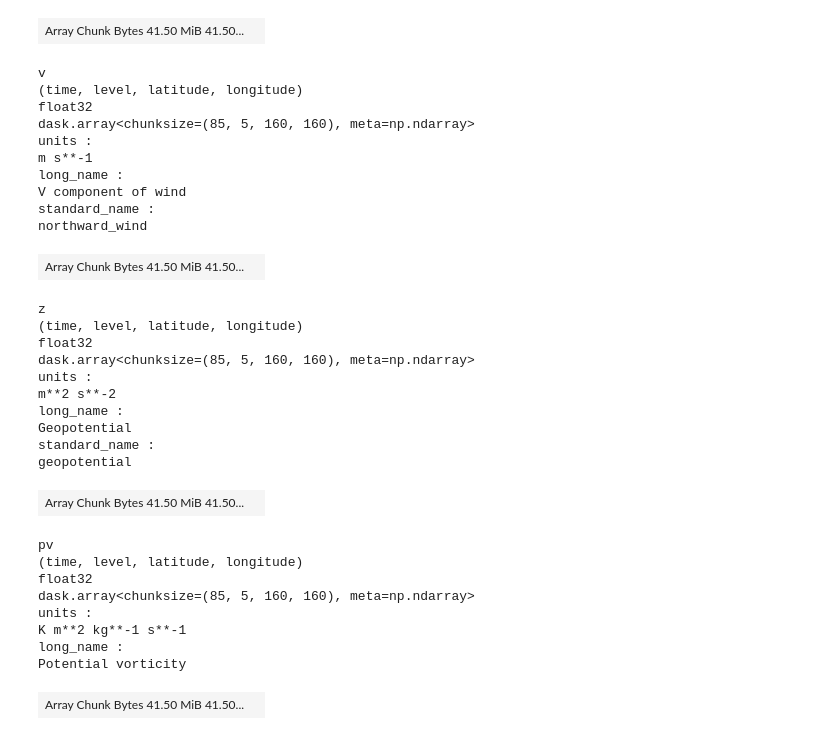
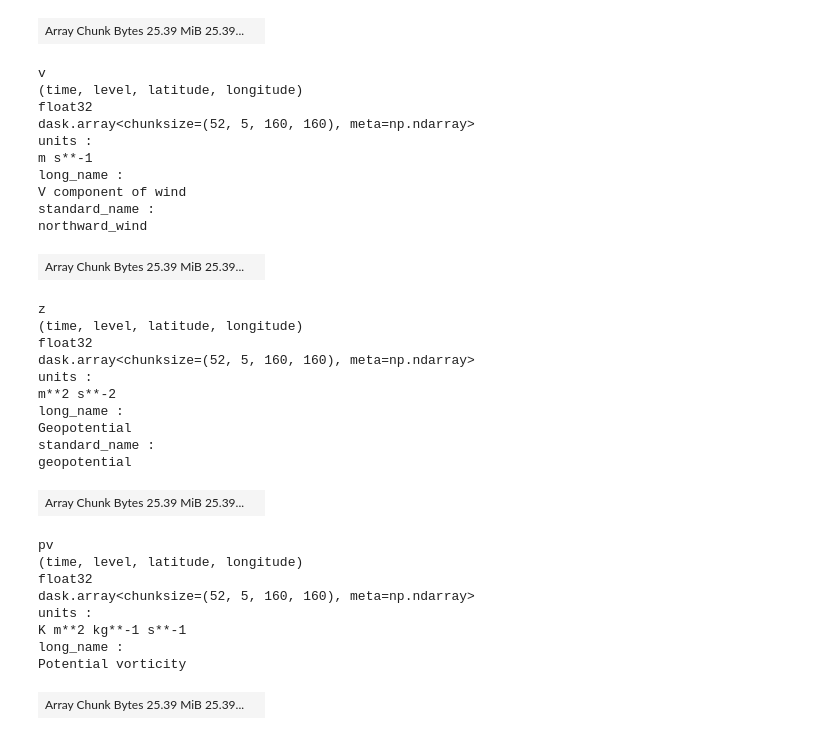
Before and after one commit to jackmiller2003/dl-cyclones, a Jupyter notebook: reanalysis/Untitled2.ipynb, the cells around one changed output. Drawn from its saved outputs; the diff is of its cells as text; code cells hidden in the pictures.

```diff
--- a/reanalysis/Untitled2.ipynb
+++ b/reanalysis/Untitled2.ipynb
@@ -1,8 +1,6 @@
 # %%
 import xarray
-import numpy as np
 
-ds = xarray.open_mfdataset("/g/data/x77/ob2720/cyclone_binaries/1995287N08163.nc")
-ds2 = xarray.open_mfdataset("/g/data/x77/ob2720/cyclone_binaries/1983353S08070.nc")
+ds = xarray.open_mfdataset("/g/data/x77/ob2720/cyclone_binaries/1979238N12324.nc")
 ds
 # %% [output]
@@ -14,47 +12,47 @@ time: 85
 latitude: 160
 longitude: 160
 Coordinates: (2)
 level
 (level)
 int32
 225 500 650 750 850
 ... (19 lines left out)
 long_name :
 U component of wind
 standard_name :
 eastward_wind
-| Array Chunk Bytes 41.50 MiB 41.50... |  |
+| Array Chunk Bytes 25.39 MiB 25.39... |  |
 v
 (time, level, latitude, longitude)
 float32
-dask.array<chunksize=(85, 5, 160, 160), meta=np.ndarray>
+dask.array<chunksize=(52, 5, 160, 160), meta=np.ndarray>
 units :
 m s**-1
 long_name :
 V component of wind
 standard_name :
 northward_wind
-| Array Chunk Bytes 41.50 MiB 41.50... |  |
+| Array Chunk Bytes 25.39 MiB 25.39... |  |
 z
 (time, level, latitude, longitude)
 float32
-dask.array<chunksize=(85, 5, 160, 160), meta=np.ndarray>
+dask.array<chunksize=(52, 5, 160, 160), meta=np.ndarray>
 units :
 m**2 s**-2
 long_name :
 Geopotential
 standard_name :
 geopotential
-| Array Chunk Bytes 41.50 MiB 41.50... |  |
+| Array Chunk Bytes 25.39 MiB 25.39... |  |
 pv
 (time, level, latitude, longitude)
 float32
-dask.array<chunksize=(85, 5, 160, 160), meta=np.ndarray>
+dask.array<chunksize=(52, 5, 160, 160), meta=np.ndarray>
 units :
 K m**2 kg**-1 s**-1
 long_name :
 Potential vorticity
-| Array Chunk Bytes 41.50 MiB 41.50... |  |
+| Array Chunk Bytes 25.39 MiB 25.39... |  |
 Attributes: (5)
 Conventions :
 CF-1.6
```
Also changed, not shown: parts of 4 cells of this notebook, 3 other files.
